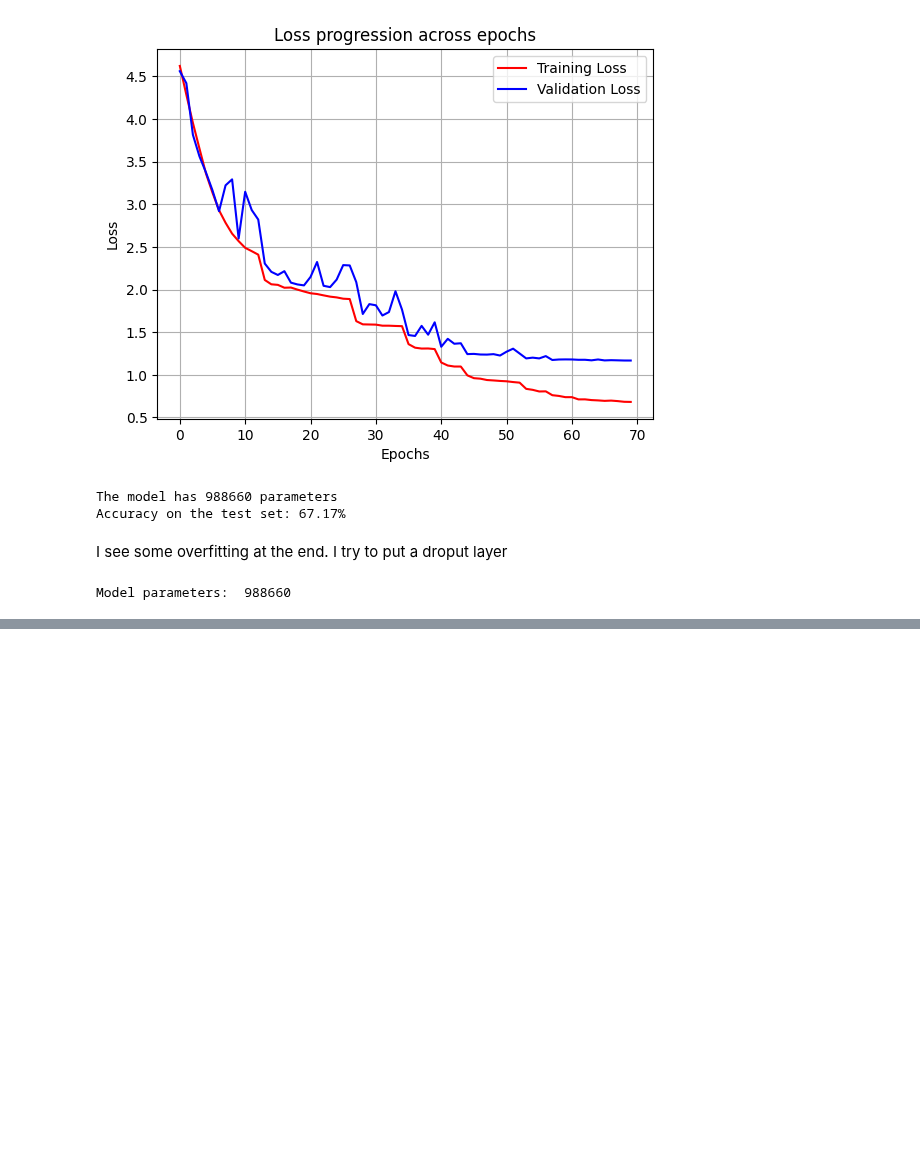
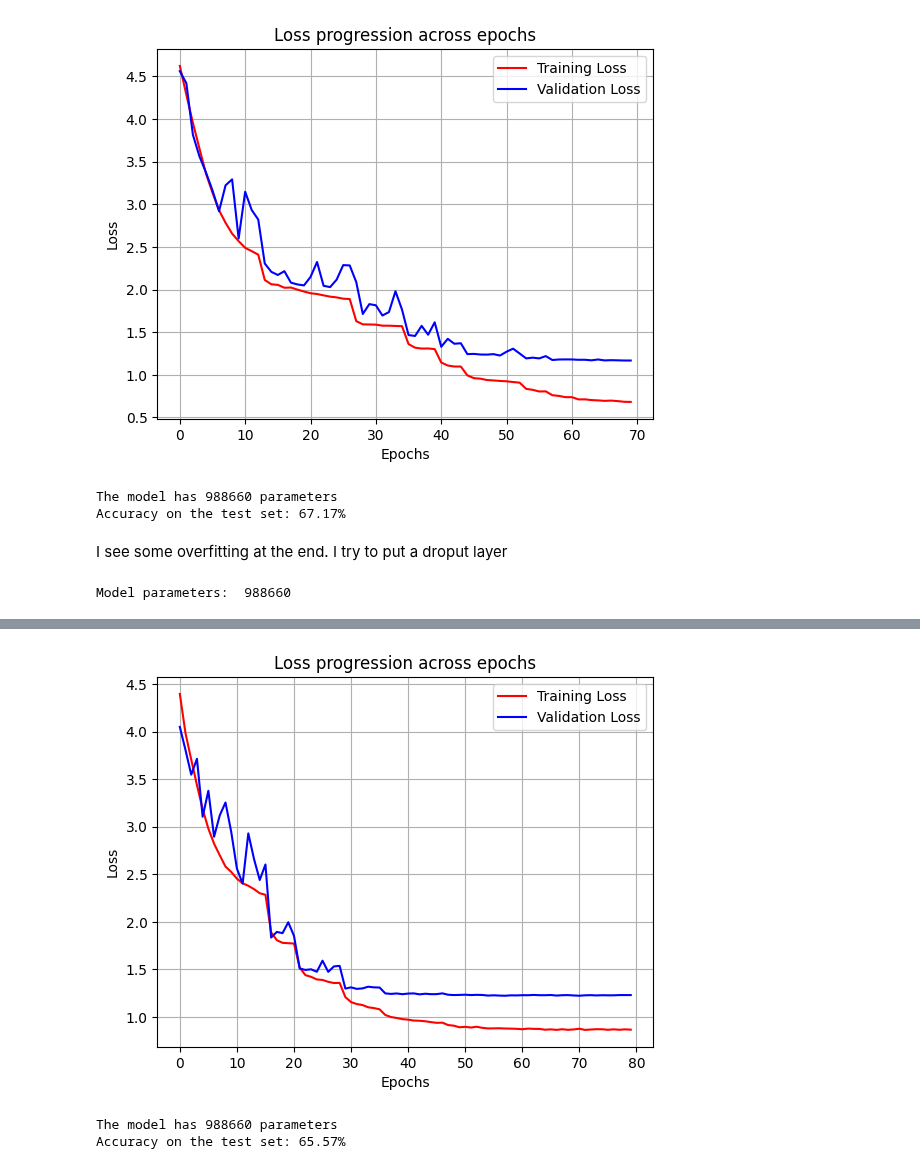
Before and after one commit to AleCardinale/Fundamentals-Inference-Learning, a Jupyter notebook: HW3/practical/cifar100.ipynb, the cells around one changed output, grey strips where cells are left out. Saved outputs shown, nothing was run; the diff lists cells and outputs as text; code cells hidden in the pictures; blank space fills up the shorter version.

Commit message:
0.3 factor of the scheduler experiment

```diff
--- a/HW3/practical/cifar100.ipynb
+++ b/HW3/practical/cifar100.ipynb
@@ -804,10 +804,10 @@ print("Model parameters: ", sum(p.numel() for p in ResNet(block=ResidualBlock, n
 # %% [output]
 Model parameters:  988660
 # %%
-model = ResNet_dropout(block=ResidualBlock, num_blocks=[12, 11, 10]).to(DEVICE)
+model = ResNet(block=ResidualBlock, num_blocks=[12, 11, 10]).to(DEVICE)
 
 optimizer = torch.optim.SGD(model.parameters(), lr=0.1, weight_decay=0.001, momentum=0.9, nesterov=True)
-scheduler_lr = torch.optim.lr_scheduler.ReduceLROnPlateau(optimizer, factor=0.5, patience=2, threshold=1e-3, verbose=True)
+scheduler_lr = torch.optim.lr_scheduler.ReduceLROnPlateau(optimizer, factor=0.3, patience=3, threshold=1e-3, verbose=True)
 
 train_losses, valid_losses, valid_accs =   fit(
         model,
@@ -818,6 +818,6 @@ train_losses, valid_losses, valid_accs =   fit(
         val_dataloader = valid_dataloader,
         scheduler_lr = scheduler_lr
     )
-torch.save(model.state_dict(), 'resNet_dropout.pt')
+torch.save(model.state_dict(), 'resNet_0p3_schedulerFactor.pt')
 plot_train_val_loss(train_losses, valid_losses)
 # %% [output]
@@ -840,0 +841,6 @@ Epoch 58: Train Loss=1.2003, Val Loss=1.4164, Val Accuracy=61%
+[figure, added]
+# %%
+evaluate(model)
+# %% [output]
+The model has 988660 parameters
+Accuracy on the test set: 65.57%
```
Also changed, not shown: parts of 1 cell of this notebook.
